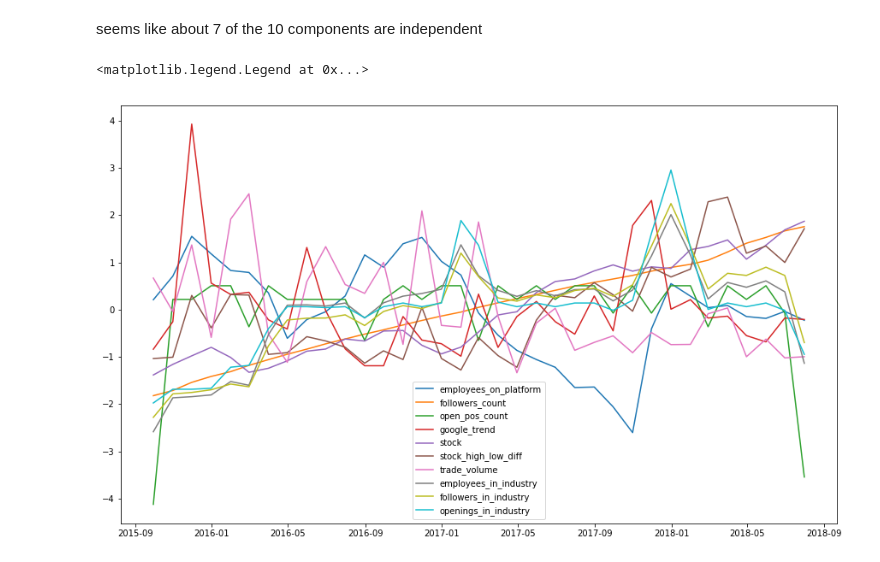
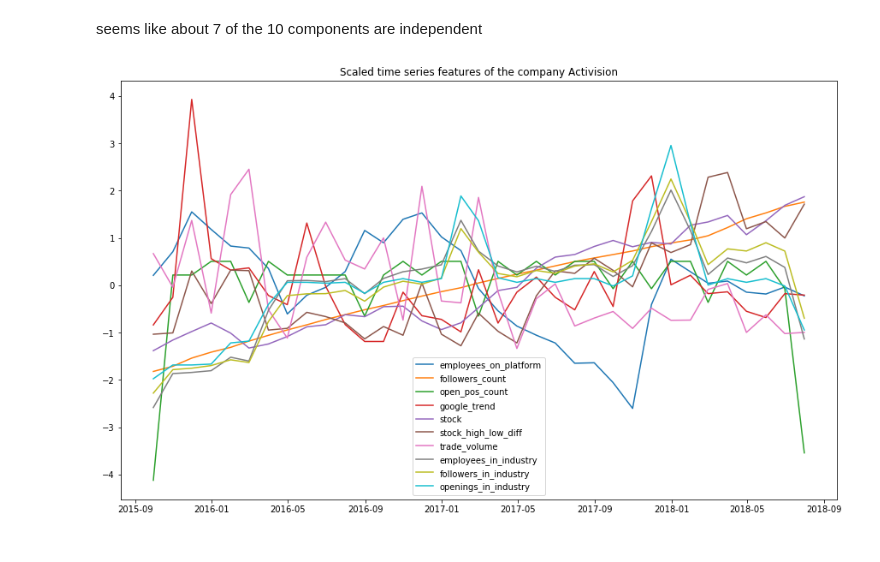
Before and after one commit to BoGGoG/DataIncubatorProject, a Jupyter notebook: DataExploration_Activision.ipynb, the cells around one changed output. Cells and saved outputs as stored; diff of their text form; code cells hidden in the pictures.

Commit message:
figures

```diff
--- a/DataExploration_Activision.ipynb
+++ b/DataExploration_Activision.ipynb
@@ -48,20 +48,20 @@ seems like about 7 of the 10 components are independent
 # %%
 fig1 = plt.figure()
 ax1 = fig1.add_subplot(111)
 ax2 = fig1.add_subplot(111)
 ax3 = fig1.add_subplot(111)
 ax4 = fig1.add_subplot(111)
 ax5 = fig1.add_subplot(111)
 ax6 = fig1.add_subplot(111)
 ax7 = fig1.add_subplot(111)
 ax8 = fig1.add_subplot(111)
 
 # scaling numbers are guessed
 for feature in activision_std.columns:
     ax1.plot(activision_std[feature])
 
-
+plt.title("Scaled time series features of the company Activision")
 ax1.legend(activision_std.columns)
+plt.savefig('figures/activision_timeseries.png')
 # %% [output]
-<matplotlib.legend.Legend at 0x...>
-[figure, old version]
+[figure, new version]
```
Also changed, not shown: parts of 8 cells of this notebook, 3 other files.
